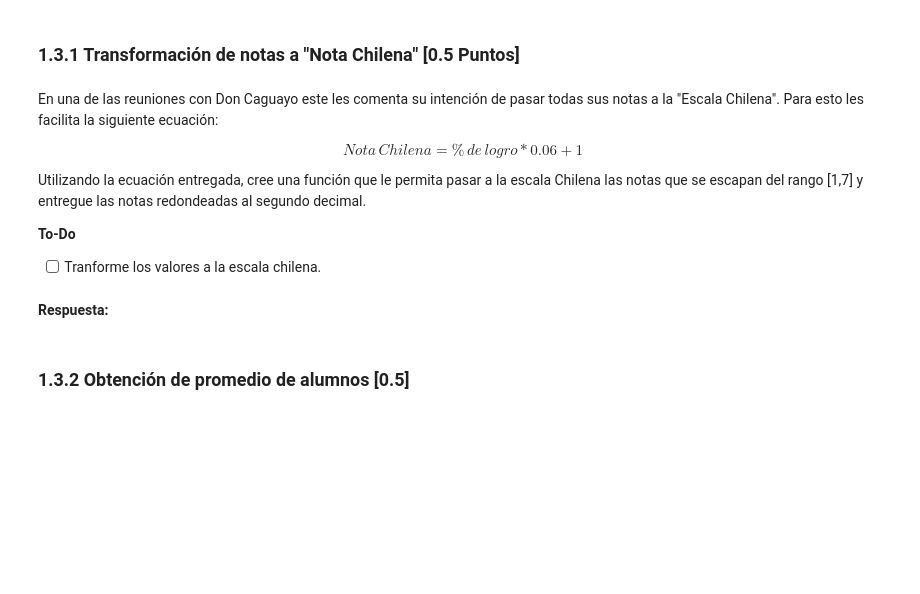
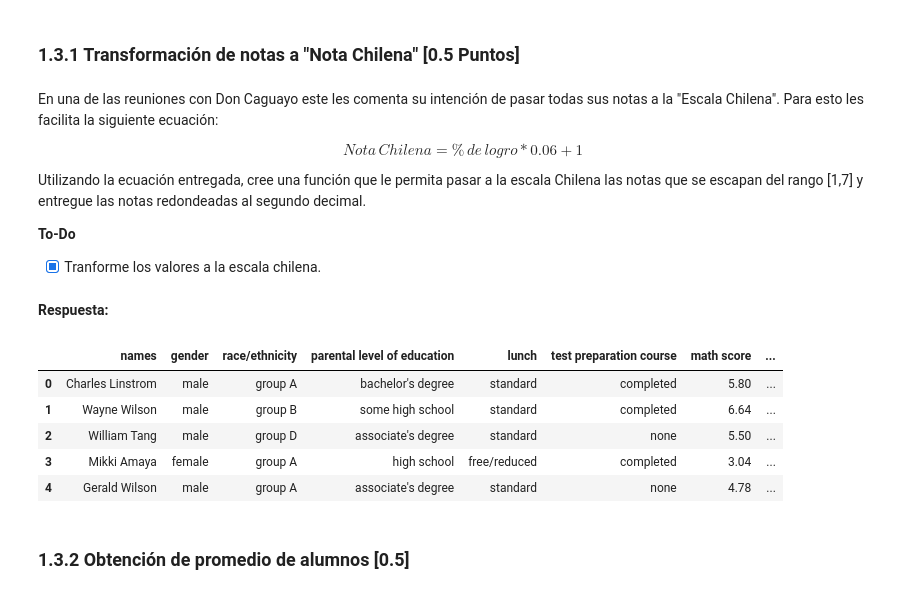
Before and after one commit to DanielCG19/Evaluaciones-MDS7202, a Jupyter notebook: Lab_3/Laboratorio3_enunciado.ipynb, the cells around one changed output. Drawn from its saved outputs; the diff is of its cells as text; code cells hidden in the pictures; blank space fills up the shorter version.

Commit message:
Agregar funciones para el calculo de promedio de notas en escala chilena

```diff
--- a/Lab_3/Laboratorio3_enunciado.ipynb
+++ b/Lab_3/Laboratorio3_enunciado.ipynb
@@ -431,6 +431,6 @@ Utilizando la ecuación entregada, cree una función que le permita pasar a la e
 
 **To-Do**
 
-- [ ] Tranforme los valores a la escala chilena.
+- [X] Tranforme los valores a la escala chilena.
 # %% [markdown]
 **Respuesta:**
@@ -441,3 +437,18 @@ def nota_chilena(dataframe_in, columna):
+# %%
+def nota_chilena(dataframe_in, columna):
+    df = dataframe_in.copy()
+    df[columna] = (df[columna] * 0.06 + 1).round(2)
+    return df
+# %%
+df_grades_NC = nota_chilena(df_grades2,['math score','reading score', 'writing score'])
+df_grades_NC.head()
+# %% [output]
+|  | names | gender | race/ethnicity | parental level of education | lunch | test preparation course | math score | ... |
+| 0 | Charles Linstrom | male | group A | bachelor's degree | standard | completed | 5.80 | ... |
+| 1 | Wayne Wilson | male | group B | some high school | standard | completed | 6.64 | ... |
+| 2 | William Tang | male | group D | associate's degree | standard | none | 5.50 | ... |
+| 3 | Mikki Amaya | female | group A | high school | free/reduced | completed | 3.04 | ... |
+| 4 | Gerald Wilson | male | group A | associate's degree | standard | none | 4.78 | ... |
 # %% [markdown]
 ### 1.3.2 Obtención de promedio de alumnos [0.5]
 # %% [markdown]
```
Also changed, not shown: parts of 6 cells of this notebook.
